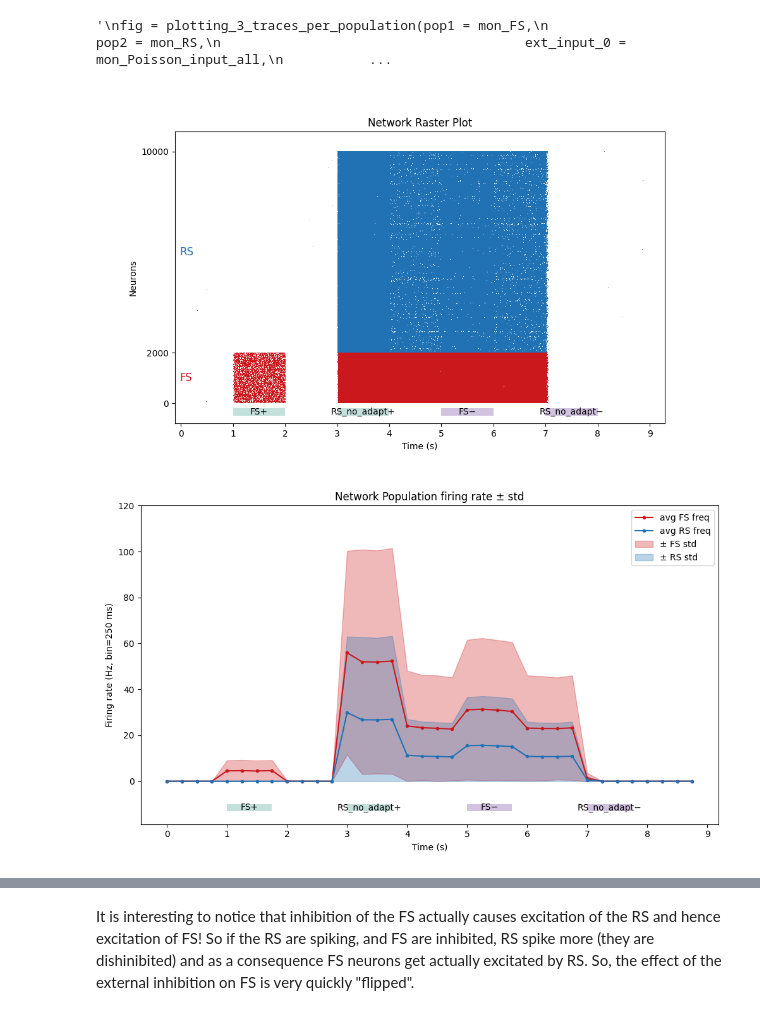
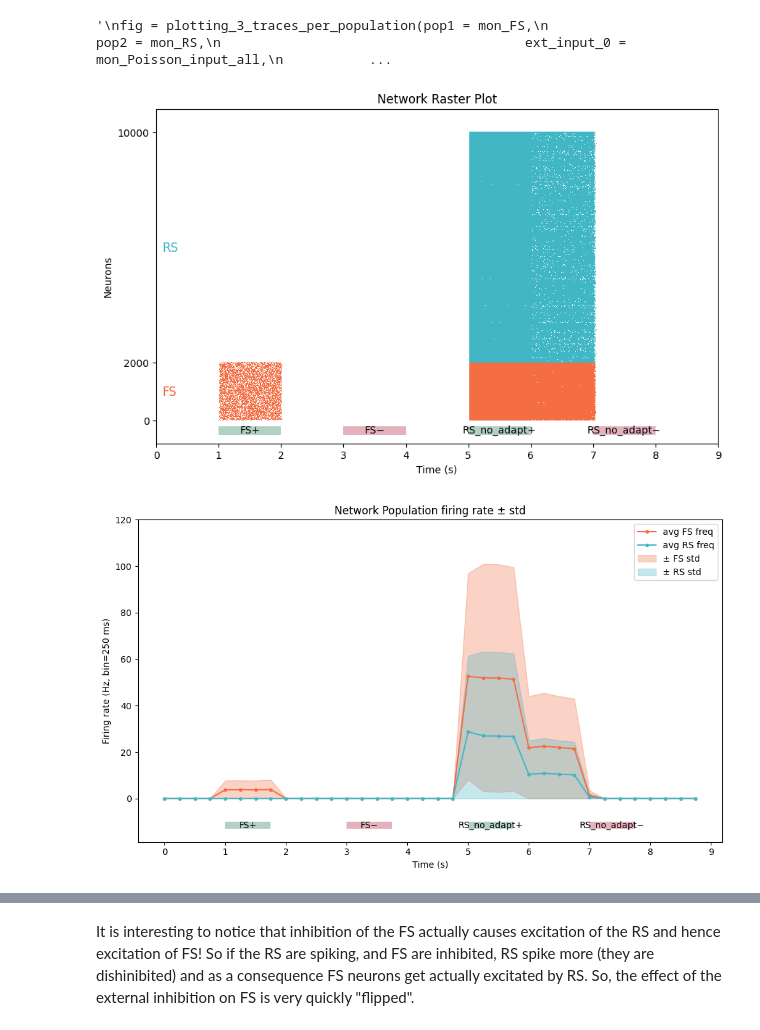
Before and after one commit to IlaCar/neuron-to-meanfield, a Jupyter notebook: neural_network_simulation/Figure3_B.ipynb, the cells around one changed output, grey strips where cells are left out. Drawn from its saved outputs; the diff is of its cells as text; code cells hidden in the pictures.

```diff
--- a/neural_network_simulation/Figure3_B.ipynb
+++ b/neural_network_simulation/Figure3_B.ipynb
@@ -37,8 +45,8 @@ from ntmf.config import get_input_config, get_network_config, get_params_model_S
 saving_hdf5 = False
 # %%
 ### There are two predefined configuration for the inputs:
-config_1 = False # exc, inh, exc, inh follow one another
-config_2 = True  # exc, exc, inh, inh follow one another
+config_1 = True # exc, inh, exc, inh follow one another
+config_2 = False  # exc, exc, inh, inh follow one another
 # %% [markdown]
 ### Defining duration of the simulation
 # %%
@@ -390,14 +398,15 @@ figs.append(fig)
 # %%
 fig = network_raster_plot(pop1 = mon_spike_FS,
                     pop2 = mon_spike_RS,
                     N_pop1 = N_cell_FS,
                     N_pop2 = N_cell_RS,
                     exc_intervals=exc_intervals,
                     inh_intervals=inh_intervals,
+                    x_lim = (0, 9),
                     RS_adaptation= False)
 figs.append(fig)
 # %% [output]
-[figure, old version]
+[figure, new version]
 # %%
 fig = plotting_pop_freq_and_std(sim_duration = sim_duration,
                               pop1 = mon_spike_FS,
@@ -410,7 +419,7 @@ fig = plotting_pop_freq_and_std(sim_duration = sim_duration,
                               RS_adaptation= False)
 figs.append(fig)
 # %% [output]
-[figure, old version]
+[figure, new version]
 # %%
 fig = plotting_pop_freq_and_std(sim_duration = sim_duration,
                               pop1 = mon_spike_FS,
```
Also changed, not shown: parts of 6 cells of this notebook, 3 other files.
